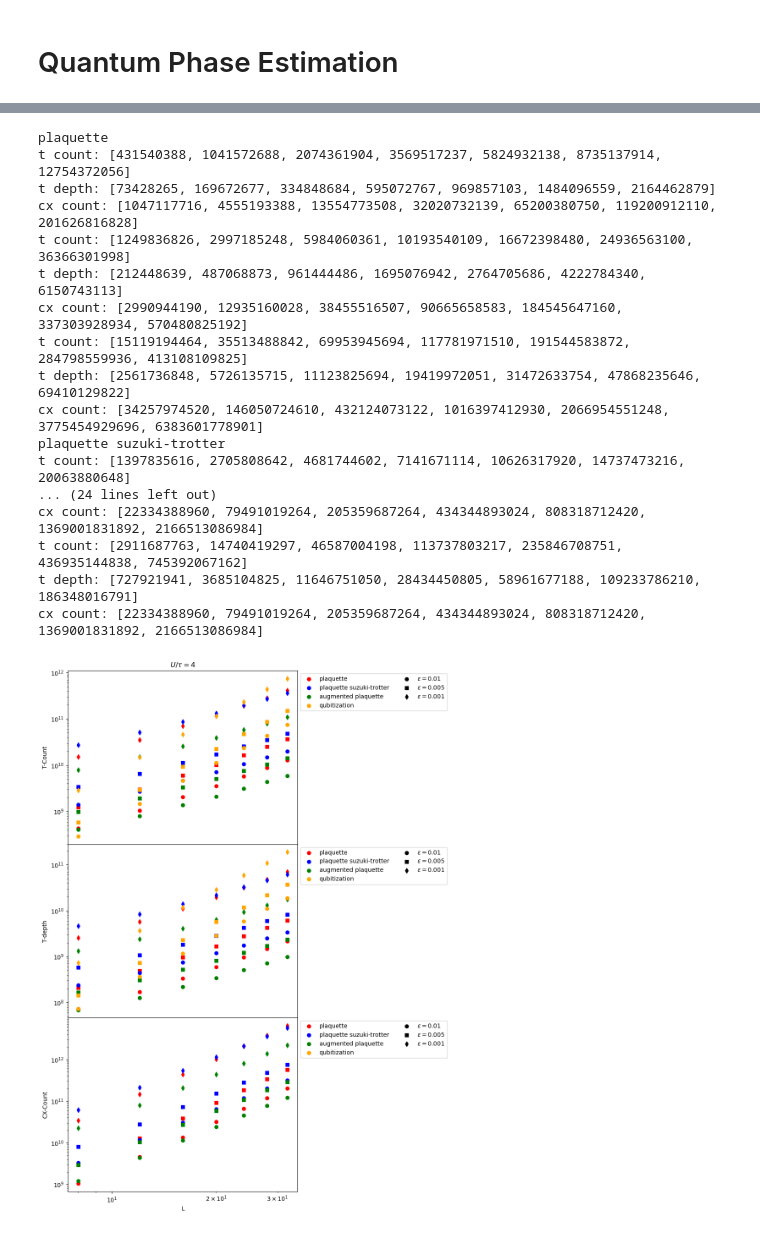
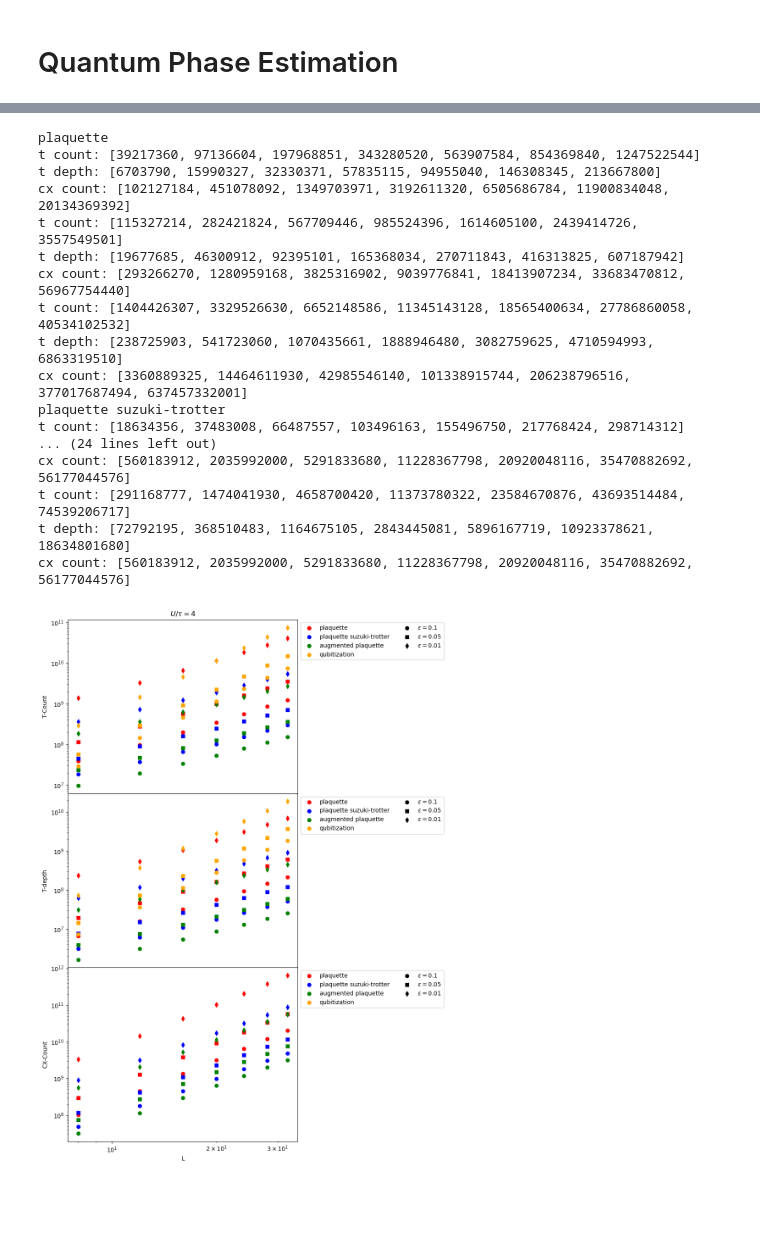
Before and after one commit to BjornTCC/lie-trotterization, a Jupyter notebook: square_lattice.ipynb, the cells around one changed output, grey strips where cells are left out. Saved outputs shown, nothing was run; the diff lists cells and outputs as text; code cells hidden in the pictures; blank space fills up the shorter version.

```diff
--- a/square_lattice.ipynb
+++ b/square_lattice.ipynb
@@ -279,7 +279,7 @@ def gates_augmented(L: int) -> tuple[dict, ...]:
         Fswap(): fswap_count
     }, {HWPGate({FreeFermionicC4Tile():L**2 // 2}, m): 6, HWPGate({SpinSymmetricMixedControlledKappa(): L**2//2}, m): 8}
 # %%
-logeps_list = np.linspace(-5, -3, 10)
+logeps_list = np.linspace(-3, -1, 10)
 eps_list = np.pow(10, logeps_list)
 Ls = [8, 16, 32]
 
@@ -333,6 +333,6 @@ for gate_gen, color, comp_strat in zip([gates_2nd_order, gates_4th_order, gates_
 # %%
 Ls = [8, 12, 16, 20, 24, 28, 32]
-epss = [0.01, 0.005, 0.001]
+epss = [0.1, 0.05, 0.01]
 
 colors = ['r', 'b', 'g', "orange"]
 marker_styles = ['o', 's', 'd']
@@ -360,45 +360,45 @@ for gate_gen, color, comp_strat in zip([gates_2nd_order, gates_4th_order, gates_
         if comp_strat == "qubitization":
             ys_t = [qubitization_t_count(e , L**2) for L in Ls]
             ys_td = [qubitization_t_depth(e , L**2) for L in Ls]
             ax_t.scatter(Ls, ys_t, marker = marker_style, c = color)
             ax_td.scatter(Ls, ys_td, marker = marker_style, c = color)
         else:
             ys_t, ys_td, ys_cx = [], [], []
             for L in Ls:
                 t_gates, u_gates = gate_gen(L)
                 dct = adaptive_phase_estimation_resources(
                     e,
                     t_gates,
                     unitary_gates=u_gates,
                     simulation_steps_and_time_from_error=get_evolution_time_and_count_func(comp_strat, L),
                     x=x,
                     synthesize_rotation_with="RUS"
                 )
                 ys_t.append(dict_to_t_count(dct))
                 ys_td.append(dict_to_t_depth(dct))
                 ys_cx.append(dict_to_cx_count(dct))
             ax_t.scatter(Ls, ys_t, marker = marker_style, c = color)
             ax_td.scatter(Ls, ys_td, marker = marker_style, c = color)
             ax_cx.scatter(Ls, ys_cx, marker = marker_style, c = color)
         print("t count:", ys_t)
         print("t depth:", ys_td)
         print("cx count:", ys_cx)
 # %% [output]
 plaquette
-t count: [431540388, 1041572688, 2074361904, 3569517237, 5824932138, 8735137914, 12754372056]
-t depth: [73428265, 169672677, 334848684, 595072767, 969857103, 1484096559, 2164462879]
-cx count: [1047117716, 4555193388, 13554773508, 32020732139, 65200380750, 119200912110, 201626816828]
-t count: [1249836826, 2997185248, 5984060361, 10193540109, 16672398480, 24936563100, 36366301998]
-t depth: [212448639, 487068873, 961444486, 1695076942, 2764705686, 4222784340, 6150743113]
-cx count: [2990944190, 12935160028, 38455516507, 90665658583, 184545647160, 337303928934, 570480825192]
-t count: [15119194464, 35513488842, 69953945694, 117781971510, 191544583872, 284798559936, 413108109825]
-t depth: [2561736848, 5726135715, 11123825694, 19419972051, 31472633754, 47868235646, 69410129822]
-cx count: [34257974520, 146050724610, 432124073122, 1016397412930, 2066954551248, 3775454929696, 6383601778901]
+t count: [39217360, 97136604, 197968851, 343280520, 563907584, 854369840, 1247522544]
+t depth: [6703790, 15990327, 32330371, 57835115, 94955040, 146308345, 213667800]
+cx count: [102127184, 451078092, 1349703971, 3192611320, 6505686784, 11900834048, 20134369392]
+t count: [115327214, 282421824, 567709446, 985524396, 1614605100, 2439414726, 3557549501]
+t depth: [19677685, 46300912, 92395101, 165368034, 270711843, 416313825, 607187942]
+cx count: [293266270, 1280959168, 3825316902, 9039776841, 18413907234, 33683470812, 56967754440]
+t count: [1404426307, 3329526630, 6652148586, 11345143128, 18565400634, 27786860058, 40534102532]
+t depth: [238725903, 541723060, 1070435661, 1888946480, 3082759625, 4710594993, 6863319510]
+cx count: [3360889325, 14464611930, 42985546140, 101338915744, 206238796516, 377017687494, 637457332001]
 plaquette suzuki-trotter
-t count: [1397835616, 2705808642, 4681744602, 7141671114, 10626317920, 14737473216, 20063880648]
+t count: [18634356, 37483008, 66487557, 103496163, 155496750, 217768424, 298714312]
 ... (24 lines left out)
-cx count: [22334388960, 79491019264, 205359687264, 434344893024, 808318712420, 1369001831892, 2166513086984]
-t count: [2911687763, 14740419297, 46587004198, 113737803217, 235846708751, 436935144838, 745392067162]
-t depth: [727921941, 3685104825, 11646751050, 28434450805, 58961677188, 109233786210, 186348016791]
-cx count: [22334388960, 79491019264, 205359687264, 434344893024, 808318712420, 1369001831892, 2166513086984]
+cx count: [560183912, 2035992000, 5291833680, 11228367798, 20920048116, 35470882692, 56177044576]
+t count: [291168777, 1474041930, 4658700420, 11373780322, 23584670876, 43693514484, 74539206717]
+t depth: [72792195, 368510483, 1164675105, 2843445081, 5896167719, 10923378621, 18634801680]
+cx count: [560183912, 2035992000, 5291833680, 11228367798, 20920048116, 35470882692, 56177044576]
-[figure, old version]
+[figure, new version]
```
Also changed, not shown: parts of 3 cells of this notebook, 3 other files.
